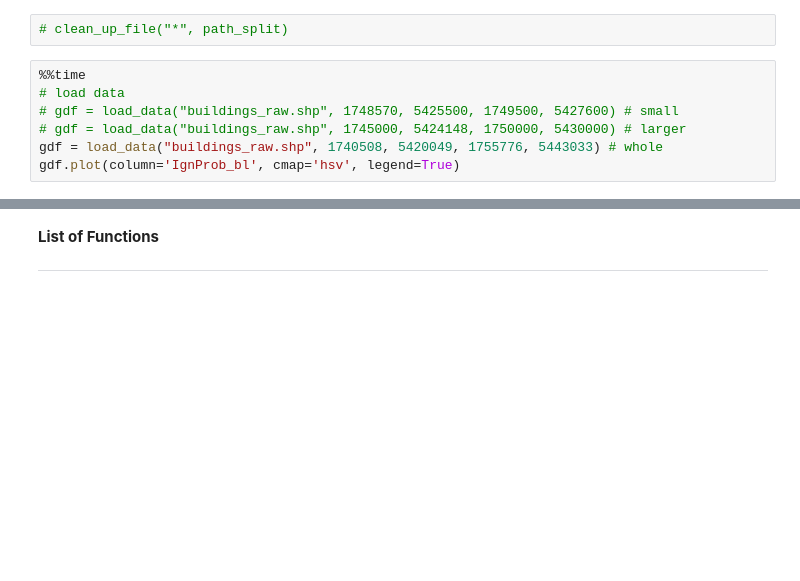
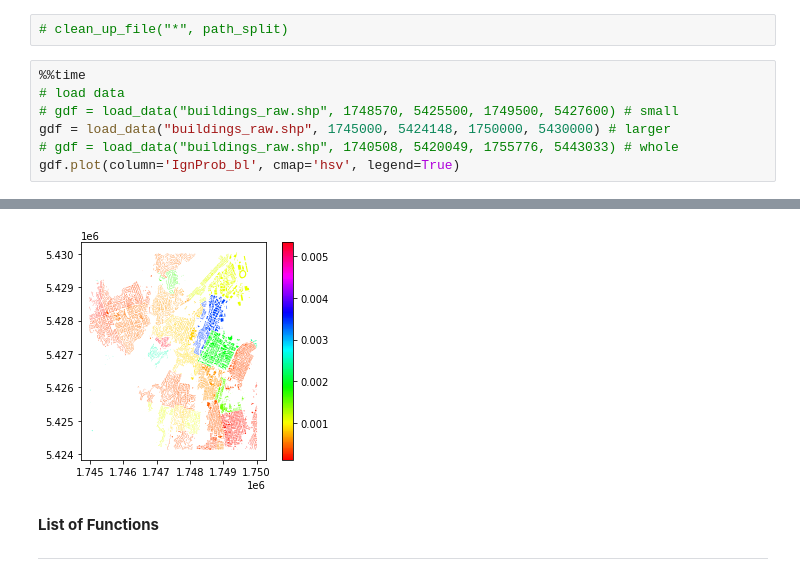
Before and after one commit to 37stu37/FFE, a Jupyter notebook: edge_numba_Dask.ipynb, the cells around one changed output, grey strips where cells are left out. Cells and saved outputs as stored; diff of their text form; blank space fills up the shorter version.

```diff
--- a/edge_numba_Dask.ipynb
+++ b/edge_numba_Dask.ipynb
@@ -121,6 +123,7 @@ def clean_up_file(prefix, path_path):
 %%time
 # load data
 # gdf = load_data("buildings_raw.shp", 1748570, 5425500, 1749500, 5427600) # small
-# gdf = load_data("buildings_raw.shp", 1745000, 5424148, 1750000, 5430000) # larger
-gdf = load_data("buildings_raw.shp", 1740508, 5420049, 1755776, 5443033) # whole
+gdf = load_data("buildings_raw.shp", 1745000, 5424148, 1750000, 5430000) # larger
+# gdf = load_data("buildings_raw.shp", 1740508, 5420049, 1755776, 5443033) # whole
 gdf.plot(column='IgnProb_bl', cmap='hsv', legend=True)
+# %% [output]
@@ -127,3 +134,4 @@ gdf.plot(column='IgnProb_bl', cmap='hsv', legend=True)
+[figure, added]
 # %% [markdown]
 **List of Functions**
 
```
Also changed, not shown: parts of 11 cells of this notebook.
